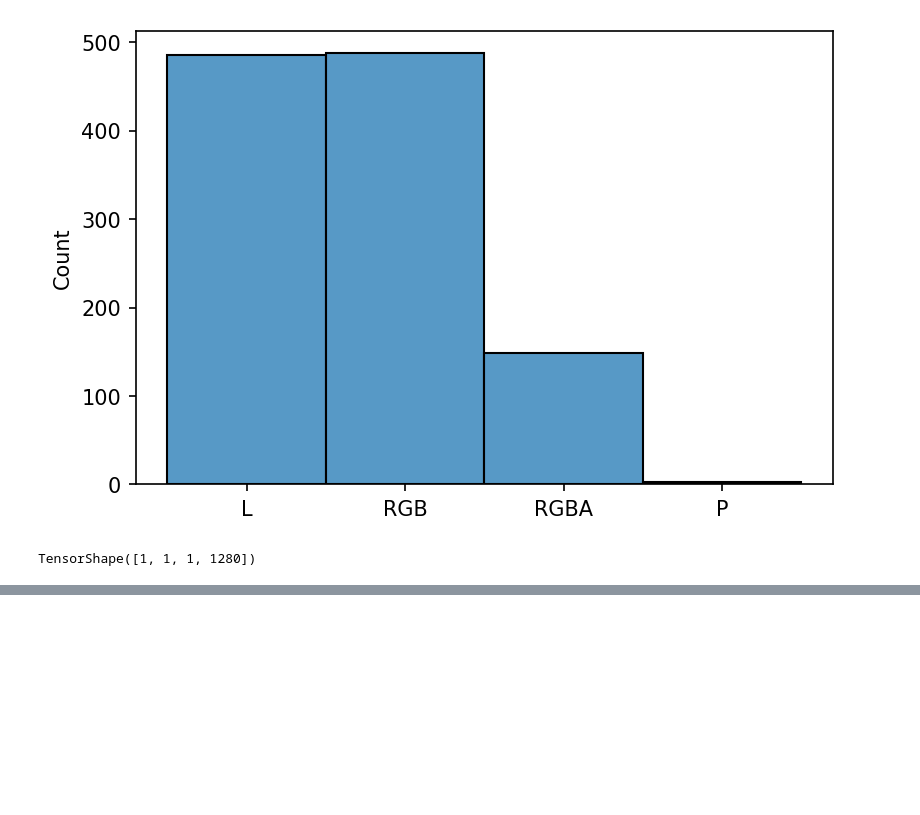
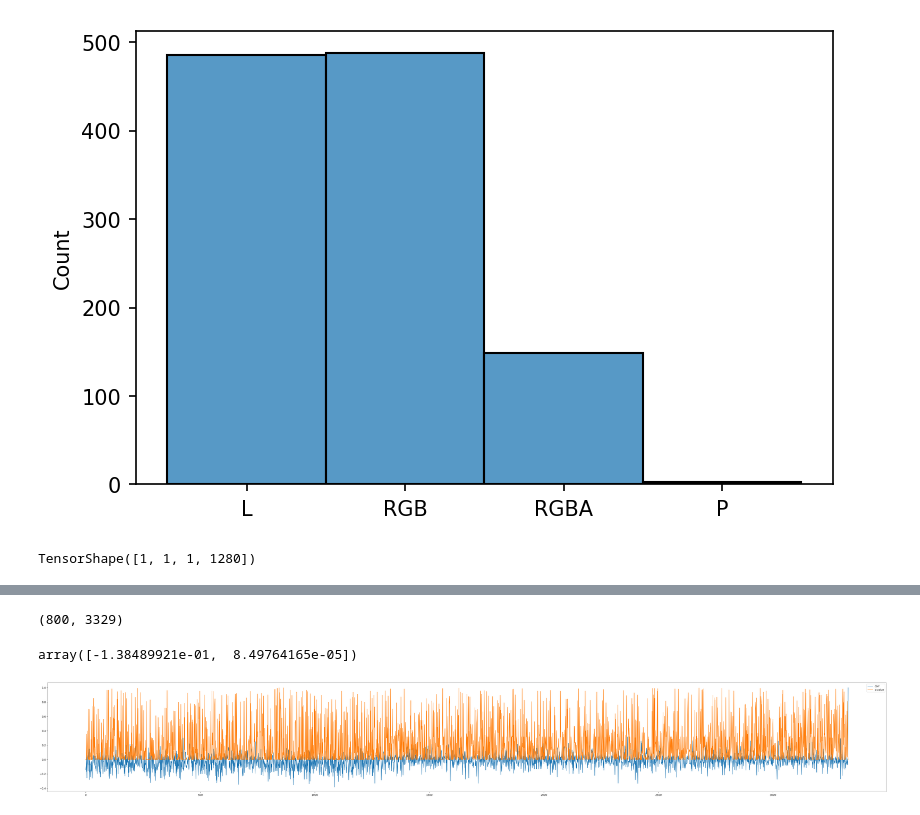
Before and after one commit to MahyarFardin/Neural-Networks, a Jupyter notebook: project/Project.ipynb, the cells around one changed output, grey strips where cells are left out. Saved outputs shown, nothing was run; the diff lists cells and outputs as text; code cells hidden in the pictures; blank space fills up the shorter version.

```diff
--- a/project/Project.ipynb
+++ b/project/Project.ipynb
@@ -284,5 +281,0 @@ for x in xception_results:
-# %%
-file=open("/content/gdrive/MyDrive/xception.txt",'a')
-
-for x in xception:
-  file.write(str(x[0])+"\n")
@@ -301,0 +304,2 @@ feature_extracted_matrix[0][1]
+# %%
+feature_extracted_matrix=np.load("/content/gdrive/MyDrive/main.npy")
@@ -301,0 +308,25 @@ feature_extracted_matrix[0][1]
+# %%
+feature_extracted_matrix=np.array(feature_extracted_matrix)
+# %%
+feature_extracted_matrix.shape
+# %% [output]
+(800, 3329)
+# %%
+correlations=[]
+
+for x in range(3329):
+  correlations.append(pearsonr(feature_extracted_matrix[:,x],feature_extracted_matrix[:,-1]))
+
+correlations=np.array(correlations)
+# %%
+correlations[0]
+# %% [output]
+array([-1.38489921e-01,  8.49764165e-05])
+# %%
+plt.figure(figsize=(60,8))
+sns.lineplot(x=range(3329),y=correlations[:,0])
+sns.lineplot(x=range(3329),y=correlations[:,1])
+plt.legend(["corr","p-value"])
+plt.savefig("corr-p.png")
+# %% [output]
+[figure, added]
```
Also changed, not shown: parts of 41 cells of this notebook.
